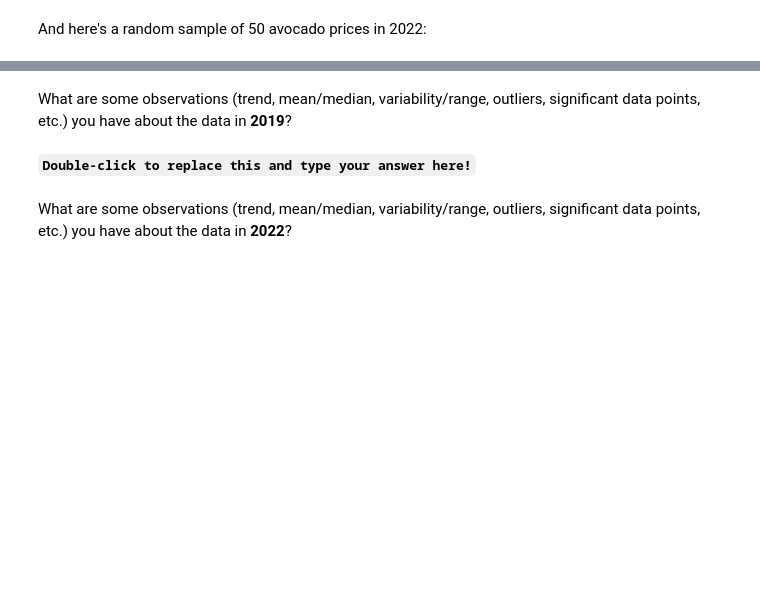
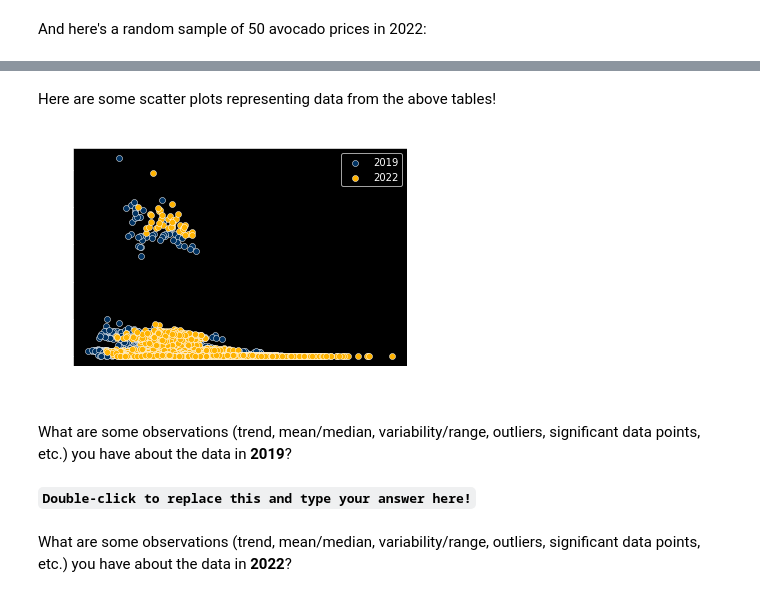
Before and after one commit to ds-modules/CalTeach-FA22, a Jupyter notebook: avocado/avocado_analysis.ipynb, the cells around one changed output, grey strips where cells are left out. Drawn from its saved outputs; the diff is of its cells as text; code cells hidden in the pictures; blank space fills up the shorter version.

Commit message:
add plots and survey

```diff
--- a/avocado/avocado_analysis.ipynb
+++ b/avocado/avocado_analysis.ipynb
@@ -56,5 +58,6 @@ Let’s take a look at a random sample of 50 avocado prices in 2019 and 2022 fro
 # %% [markdown]
 Here's a random sample of 50 avocado prices in 2019:
 # %%
-haas_prices_2019 = pd.read_csv('2019-plu-total-hab.csv')
-haas_prices_2019.sample(n=50)
+haas_prices_2019 = pd.read_csv('../data/avocado-19.csv')
+samp_19 = haas_prices_2019.sample(n=50)
+samp_19
@@ -79,5 +64,6 @@ haas_prices_2019.sample(n=50)
 # %% [markdown]
 And here's a random sample of 50 avocado prices in 2022:
 # %%
-haas_prices_2022 = pd.read_csv('2019-plu-total-hab.csv')
-haas_prices_2022.sample(n=50)
+haas_prices_2022 = pd.read_csv('../data/avocado-22.csv')
+samp_22 = haas_prices_2022.sample(n=50)
+samp_22
@@ -102,3 +70,13 @@ haas_prices_2022.sample(n=50)
+# %% [markdown]
+Here are some scatter plots representing data from the above tables!
+# %%
+scatter_19 = sns.scatterplot(x = 'ASP Current Year', y = 'Total Bulk and Bags Units', data =haas_prices_2019, color = "#003262", label = "2019")
+scatter_22 = sns.scatterplot(x = 'ASP Current Year', y = 'Total Bulk and Bags Units', data = haas_prices_2022, color = "#FFB300", label = "2022")
+scatter_19.set(xlabel = "Average Price", ylabel = "Total Units Sold")
+scatter_22.set(xlabel = "Average Price", ylabel = "Total Units Sold")
+scatter_19, scatter_22;
+# %% [output]
+[figure, added]
 # %% [markdown]
 What are some observations (trend, mean/median, variability/range, outliers, significant data points, etc.) you have about the data in **2019**?
 # %% [markdown]
```
Also changed, not shown: parts of 22 cells of this notebook.
